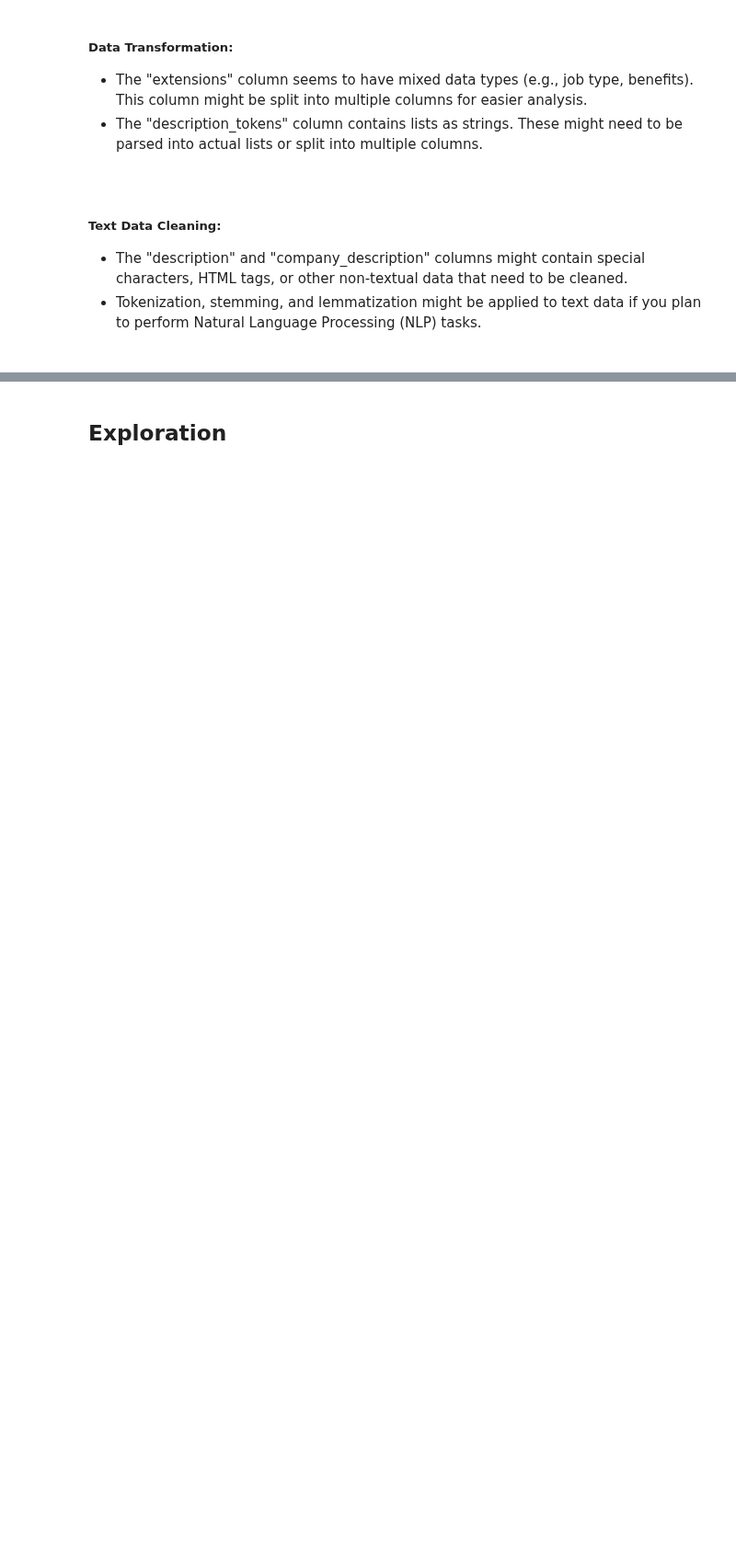
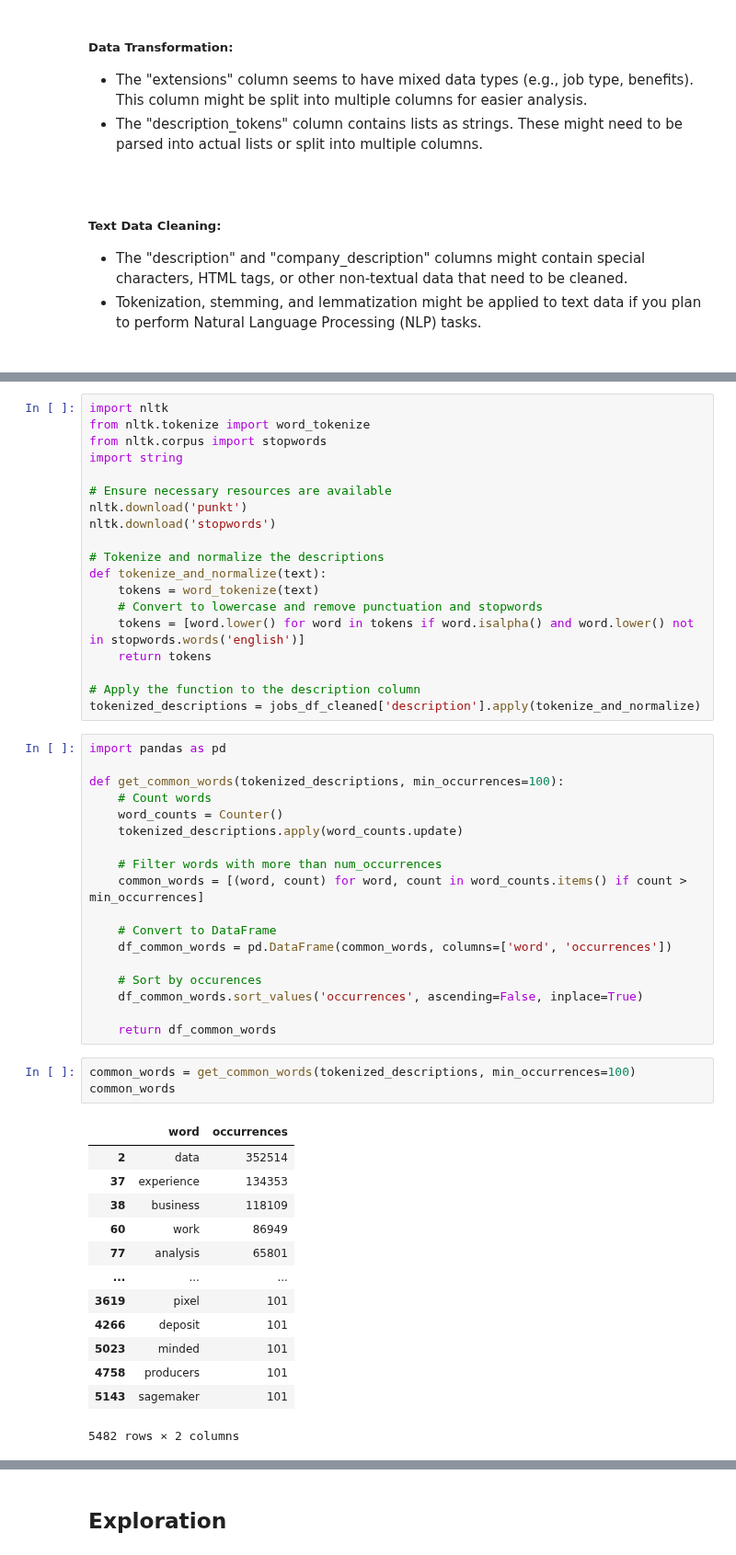
Before and after one commit to Decoding-Data-Jobs/data-jobs-project, a Jupyter notebook: schmitz_working/schmitz_draft.ipynb, the cells around one changed output, grey strips where cells are left out. Shown at 92% size. Cells and saved outputs as stored; diff of their text form; blank space fills up the shorter version.

```diff
--- a/schmitz_working/schmitz_draft.ipynb
+++ b/schmitz_working/schmitz_draft.ipynb
@@ -743,0 +616,54 @@ for index, row in jobs_df.iterrows():
+# %%
+import nltk
+from nltk.tokenize import word_tokenize
+from nltk.corpus import stopwords
+import string
+
+# Ensure necessary resources are available
+nltk.download('punkt')
+nltk.download('stopwords')
+
+# Tokenize and normalize the descriptions
+def tokenize_and_normalize(text):
+    tokens = word_tokenize(text)
+    # Convert to lowercase and remove punctuation and stopwords
+    tokens = [word.lower() for word in tokens if word.isalpha() and word.lower() not in stopwords.words('english')]
+    return tokens
+
+# Apply the function to the description column
+tokenized_descriptions = jobs_df_cleaned['description'].apply(tokenize_and_normalize)
+# %%
+import pandas as pd
+
+def get_common_words(tokenized_descriptions, min_occurrences=100):
+    # Count words
+    word_counts = Counter()
+    tokenized_descriptions.apply(word_counts.update)
+
+    # Filter words with more than num_occurrences
+    common_words = [(word, count) for word, count in word_counts.items() if count > min_occurrences]
+
+    # Convert to DataFrame
+    df_common_words = pd.DataFrame(common_words, columns=['word', 'occurrences'])
+
+    # Sort by occurences
+    df_common_words.sort_values('occurrences', ascending=False, inplace=True)
+
+    return df_common_words
+# %%
+common_words = get_common_words(tokenized_descriptions, min_occurrences=100)
+common_words
+# %% [output]
+|  | word | occurrences |
+| 2 | data | 352514 |
+| 37 | experience | 134353 |
+| 38 | business | 118109 |
+| 60 | work | 86949 |
+| 77 | analysis | 65801 |
+| ... | ... | ... |
+| 3619 | pixel | 101 |
+| 4266 | deposit | 101 |
+| 5023 | minded | 101 |
+| 4758 | producers | 101 |
+| 5143 | sagemaker | 101 |
+5482 rows × 2 columns
```
Also changed, not shown: parts of 33 cells of this notebook.
